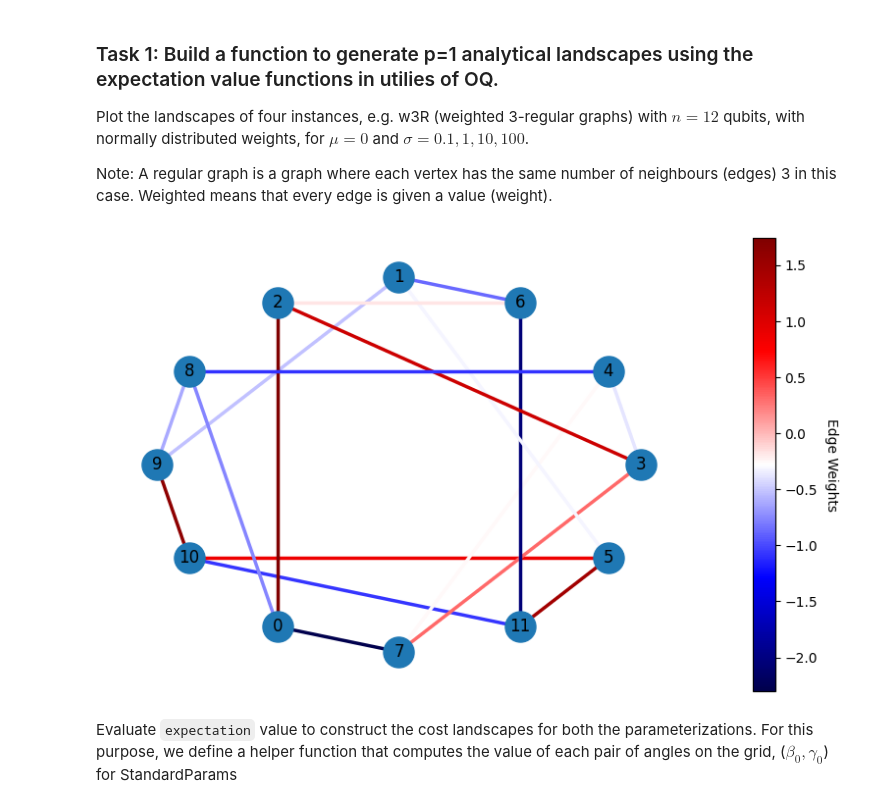
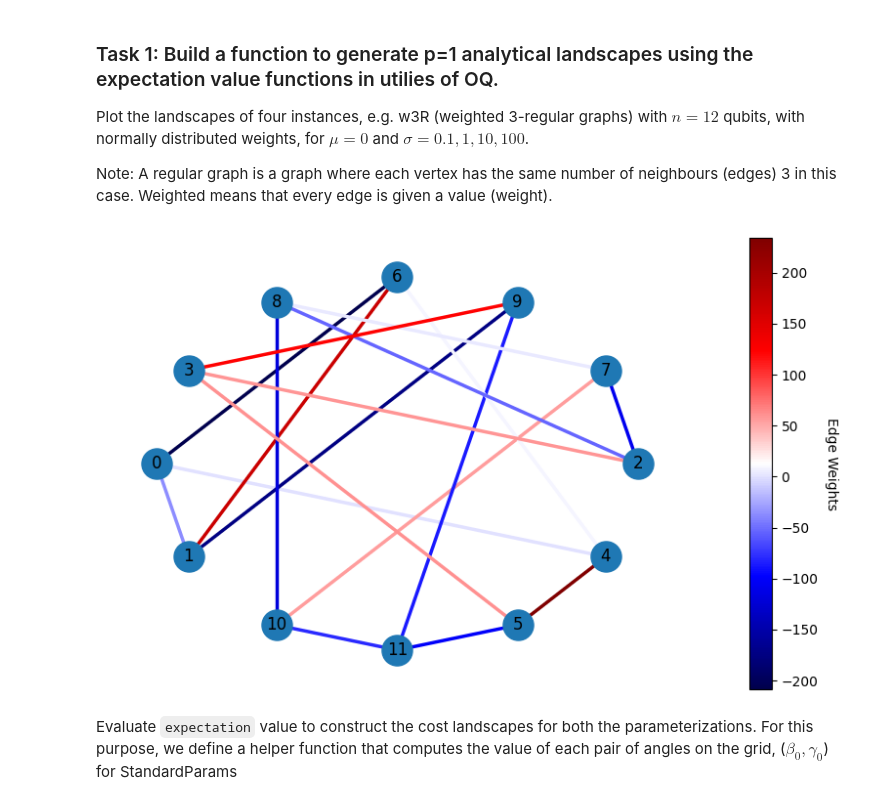
Before and after one commit to kidiki/openqaoa, a Jupyter notebook: Assignments/001_Assignment_KDK.ipynb, the cells around one changed output. Drawn from its saved outputs; the diff is of its cells as text; code cells hidden in the pictures.

```diff
--- a/Assignments/001_Assignment_KDK.ipynb
+++ b/Assignments/001_Assignment_KDK.ipynb
@@ -148,32 +106,34 @@ def create_cost_landscape_std(hamiltonian, gammas, betas):
 # %%
 
 # Define problem size
 n = 12
 
-sigma=1
+sigma=100
+
 
 # Define 3wR graph and plot it
-g = random_k_regular_graph_normal_distribution(degree=3, nodes=range(n), seed=1, weighted=True, mu=0.0, sigma=sigma, biases=False)
+g = random_k_regular_graph_normal_distribution(degree=3, nodes=range(n), seed=2, weighted=True, mu=5.0, sigma=sigma, biases=False)
 plot_graph(g)
 
 # Define te problem and translate itinto a binary Qubo.
 maxcut_prob = MaximumCut(g)
 maxcut_qubo = maxcut_prob.get_qubo_problem()
 
 # Define Hamiltonian
-cost_hamiltonian = hamiltonian_from_graph(g)
+#cost_hamiltonian = hamiltonian_from_graph(g)
+cost_hamiltonian = maxcut_qubo.hamiltonian
 
 # Define rest of the problem and circuit
 qubit_register = range(n)
 pauli_coeffs = [1]*n
 mixer_hamiltonian = X_mixer_hamiltonian(n, pauli_coeffs)
 
 # Define QAOA Circuit Parameters with p=1
 circuit_params = QAOACircuitParams(cost_hamiltonian, mixer_hamiltonian, p=1)
 
 variate_params_std = create_qaoa_variational_params(circuit_params,'standard','ramp')
 # %% [output]
-[figure, old version]
+[figure, new version]
 # %% [markdown]
 Evaluate `expectation` value to construct the cost landscapes for both the parameterizations. For this purpose, we define a helper function that computes the value of each pair of angles on the grid, ($\beta_0, \gamma_0$) for StandardParams
 # %%
```
Also changed, not shown: parts of 3 cells of this notebook, 4 other files.
